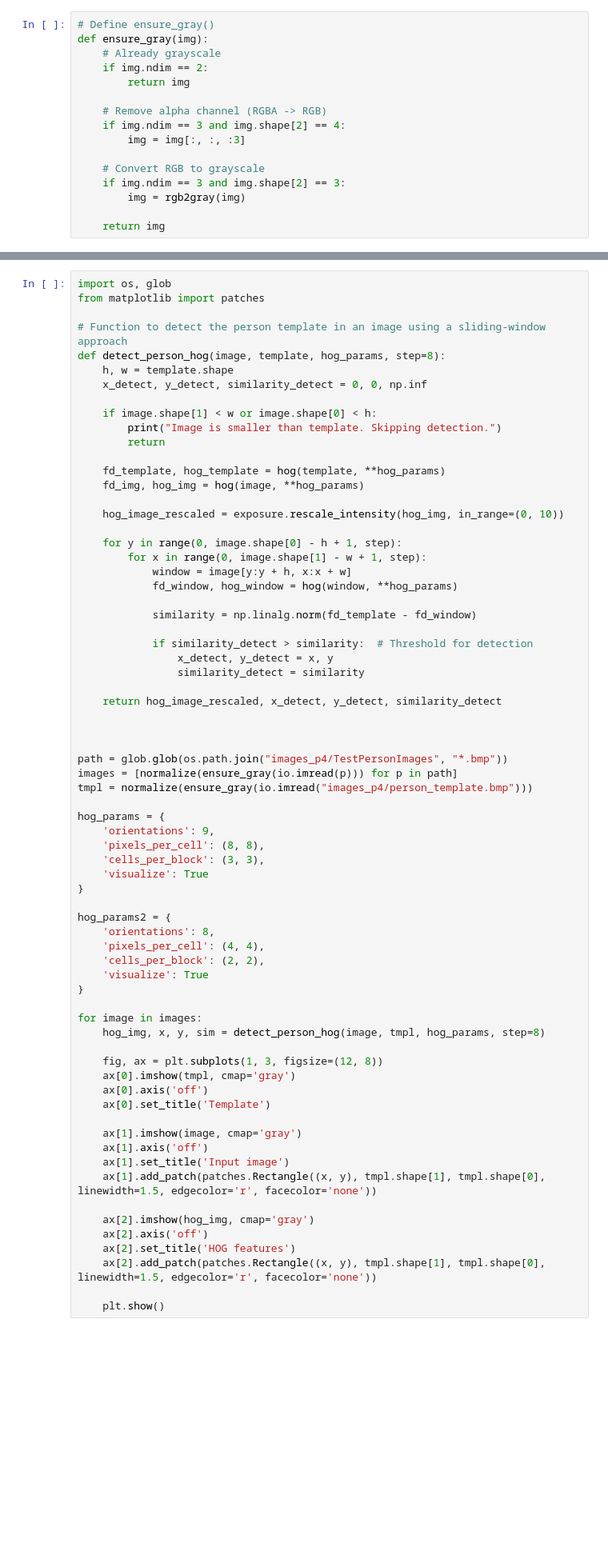
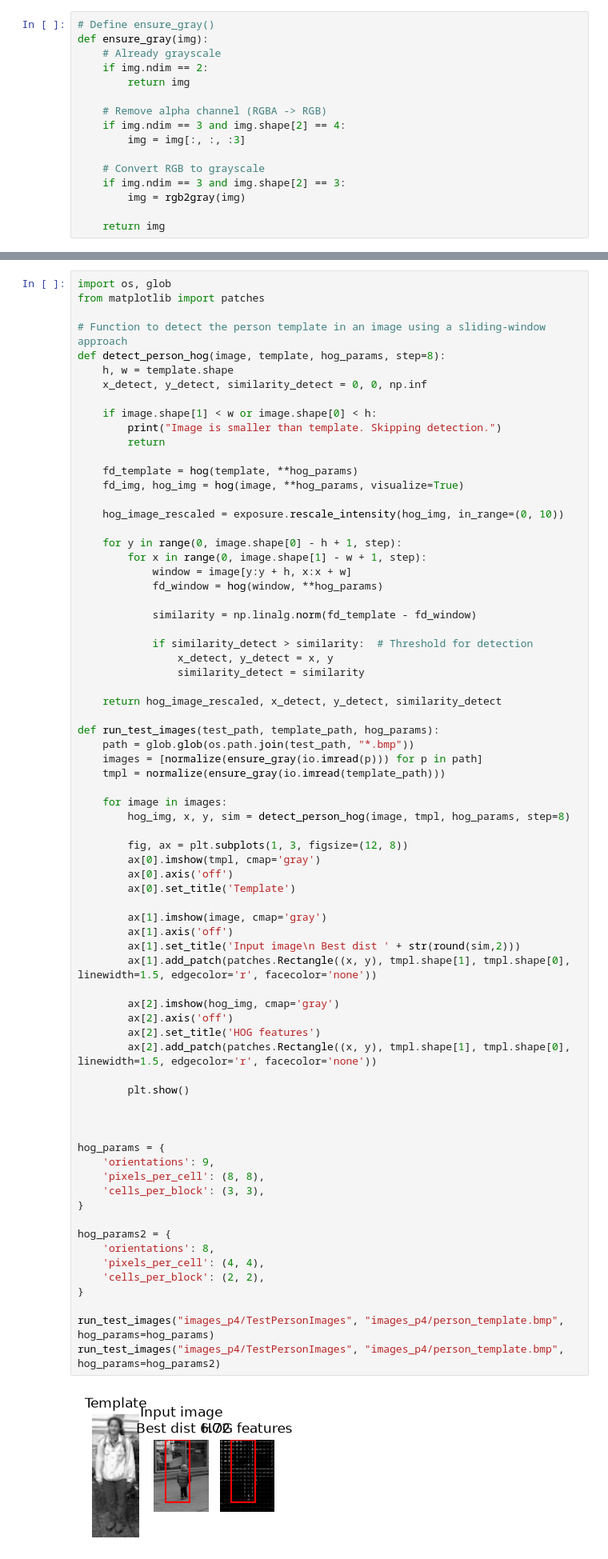
Before and after one commit to marcvergees/VA-P4, a Jupyter notebook: p4_material/2026_ComputerVision_P4.ipynb, the cells around one changed output, grey strips where cells are left out. Shown at 80% size. Cells and saved outputs as stored; diff of their text form; blank space fills up the shorter version.

```diff
--- a/p4_material/2026_ComputerVision_P4.ipynb
+++ b/p4_material/2026_ComputerVision_P4.ipynb
@@ -186,61 +186,64 @@ def detect_person_hog(image, template, hog_params, step=8):
         print("Image is smaller than template. Skipping detection.")
         return
 
-    fd_template, hog_template = hog(template, **hog_params)
-    fd_img, hog_img = hog(image, **hog_params)
+    fd_template = hog(template, **hog_params)
+    fd_img, hog_img = hog(image, **hog_params, visualize=True)
 
     hog_image_rescaled = exposure.rescale_intensity(hog_img, in_range=(0, 10))
 
     for y in range(0, image.shape[0] - h + 1, step):
         for x in range(0, image.shape[1] - w + 1, step):
             window = image[y:y + h, x:x + w]
-            fd_window, hog_window = hog(window, **hog_params)
+            fd_window = hog(window, **hog_params)
 
             similarity = np.linalg.norm(fd_template - fd_window)
 
             if similarity_detect > similarity:  # Threshold for detection
                 x_detect, y_detect = x, y
                 similarity_detect = similarity
 
     return hog_image_rescaled, x_detect, y_detect, similarity_detect
 
+def run_test_images(test_path, template_path, hog_params):
+    path = glob.glob(os.path.join(test_path, "*.bmp"))
+    images = [normalize(ensure_gray(io.imread(p))) for p in path]
+    tmpl = normalize(ensure_gray(io.imread(template_path)))
+
+    for image in images:
+        hog_img, x, y, sim = detect_person_hog(image, tmpl, hog_params, step=8)
+
+        fig, ax = plt.subplots(1, 3, figsize=(12, 8))
+        ax[0].imshow(tmpl, cmap='gray')
+        ax[0].axis('off')
+        ax[0].set_title('Template')
+
+        ax[1].imshow(image, cmap='gray')
+        ax[1].axis('off')
+        ax[1].set_title('Input image\n Best dist ' + str(round(sim,2)))
+        ax[1].add_patch(patches.Rectangle((x, y), tmpl.shape[1], tmpl.shape[0], linewidth=1.5, edgecolor='r', facecolor='none'))
+
+        ax[2].imshow(hog_img, cmap='gray')
+        ax[2].axis('off')
+        ax[2].set_title('HOG features')
+        ax[2].add_patch(patches.Rectangle((x, y), tmpl.shape[1], tmpl.shape[0], linewidth=1.5, edgecolor='r', facecolor='none'))
+
+        plt.show()
 
 
-path = glob.glob(os.path.join("images_p4/TestPersonImages", "*.bmp"))
-images = [normalize(ensure_gray(io.imread(p))) for p in path]
-tmpl = normalize(ensure_gray(io.imread("images_p4/person_template.bmp")))
 
 hog_params = {
     'orientations': 9,
     'pixels_per_cell': (8, 8),
     'cells_per_block': (3, 3),
-    'visualize': True
 }
 
 hog_params2 = {
     'orientations': 8,
     'pixels_per_cell': (4, 4),
     'cells_per_block': (2, 2),
-    'visualize': True
 }
 
-for image in images:
-    hog_img, x, y, sim = detect_person_hog(image, tmpl, hog_params, step=8)
-
-    fig, ax = plt.subplots(1, 3, figsize=(12, 8))
-    ax[0].imshow(tmpl, cmap='gray')
-    ax[0].axis('off')
-    ax[0].set_title('Template')
-
-    ax[1].imshow(image, cmap='gray')
-    ax[1].axis('off')
-    ax[1].set_title('Input image')
-    ax[1].add_patch(patches.Rectangle((x, y), tmpl.shape[1], tmpl.shape[0], linewidth=1.5, edgecolor='r', facecolor='none'))
-
-    ax[2].imshow(hog_img, cmap='gray')
-    ax[2].axis('off')
-    ax[2].set_title('HOG features')
-    ax[2].add_patch(patches.Rectangle((x, y), tmpl.shape[1], tmpl.shape[0], linewidth=1.5, edgecolor='r', facecolor='none'))
-
-    plt.show()
+run_test_images("images_p4/TestPersonImages", "images_p4/person_template.bmp", hog_params=hog_params)
+run_test_images("images_p4/TestPersonImages", "images_p4/person_template.bmp", hog_params=hog_params2)
 # %% [output]
+[figure, added]
```
Also changed, not shown: parts of 1 cell of this notebook.
